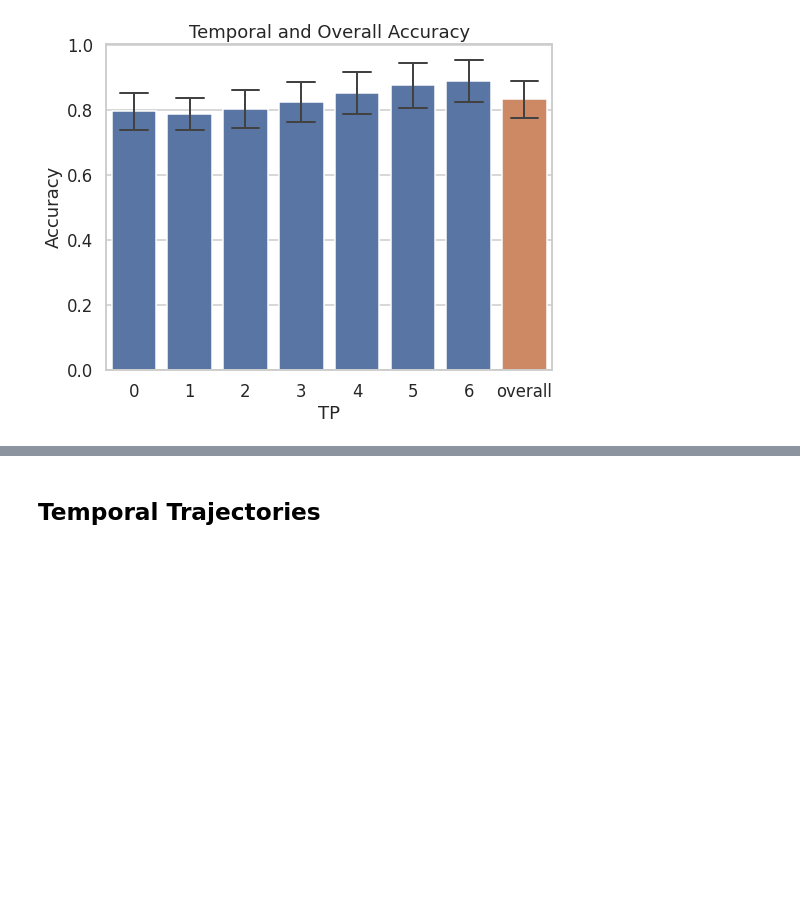
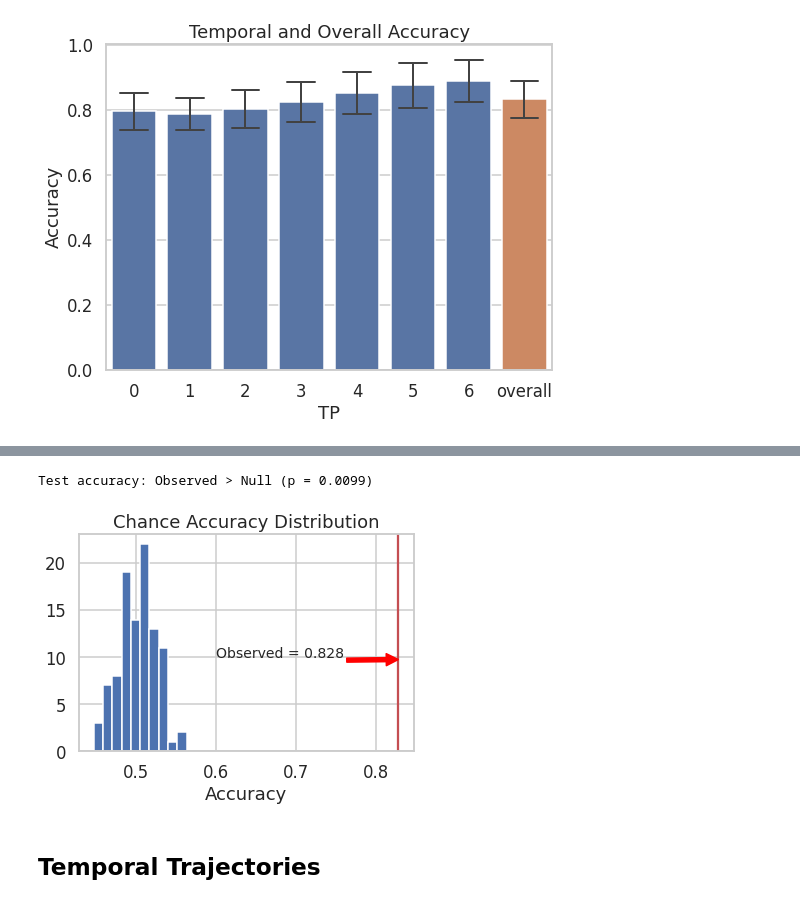
Before and after one commit to limbachia/brain-state-predictions, a Jupyter notebook: notebooks/01-ROI316_last_segment/02-results.ipynb, the cells around one changed output, grey strips where cells are left out. Drawn from its saved outputs; the diff is of its cells as text; code cells hidden in the pictures; blank space fills up the shorter version.

```diff
--- a/notebooks/01-ROI316_last_segment/02-results.ipynb
+++ b/notebooks/01-ROI316_last_segment/02-results.ipynb
@@ -135,3 +137,21 @@ _=plt.title('Temporal and Overall Accuracy')
+# %%
+with open('../../results/01-ROI316_last_segment/perm_acc.pkl',"rb") as f:
+    obs_acc, results_perm = pickle.load(f)
+# %%
+plt.hist(results_perm['val'],bins=int(np.sqrt(len(results_perm['val']))))
+plt.axvline(obs_acc['obs_test_acc'],c='r',label=None)
+plt.xlabel('Accuracy')
+plt.title('Chance Accuracy Distribution')
+_=plt.annotate('Observed = %.3f' %(obs_acc['obs_test_acc']),
+               xy=(obs_acc['obs_test_acc'],9.75),
+               xytext=(0.6,10),
+               arrowprops={'color':'red'},
+               fontsize=14)
+p_val = (np.sum(np.array(results_perm['val']) > obs_acc['obs_test_acc'])+1)/(len(results_perm['val'])+1)
+print('Test accuracy: Observed > Null (p = %.4f)' %(p_val))
+# %% [output]
+Test accuracy: Observed > Null (p = 0.0099)
+[figure, added]
 # %% [markdown]
 ## Temporal Trajectories
 # %%
```
Also changed, not shown: parts of 4 cells of this notebook, 5 other files.
